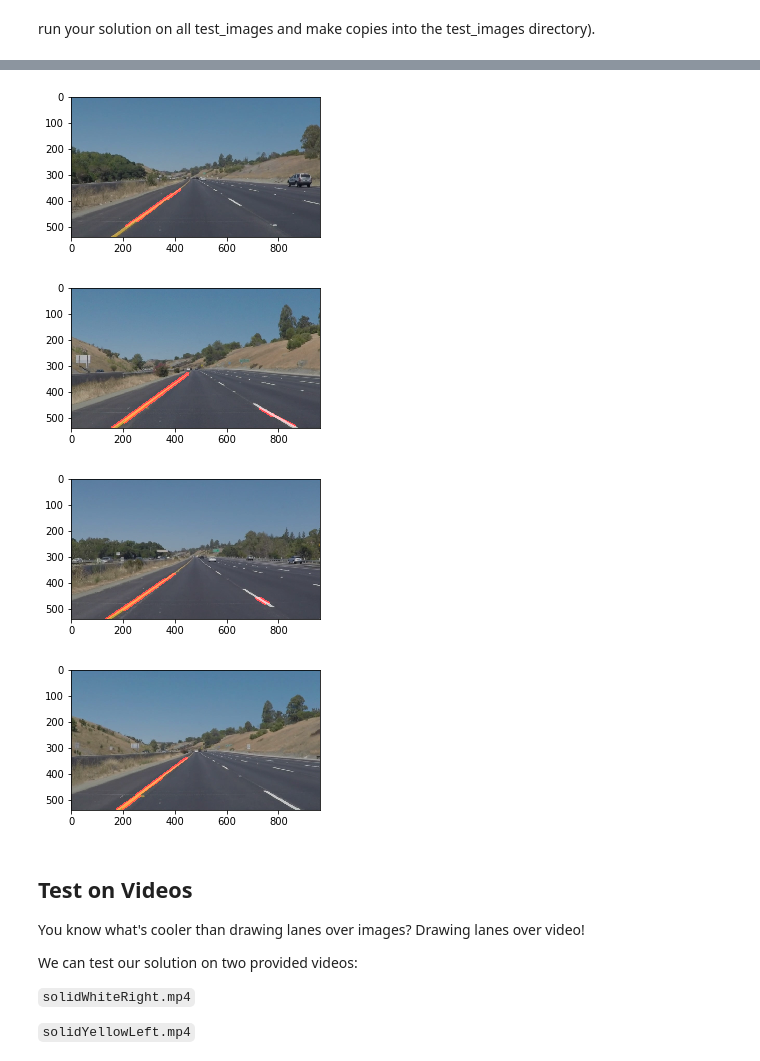
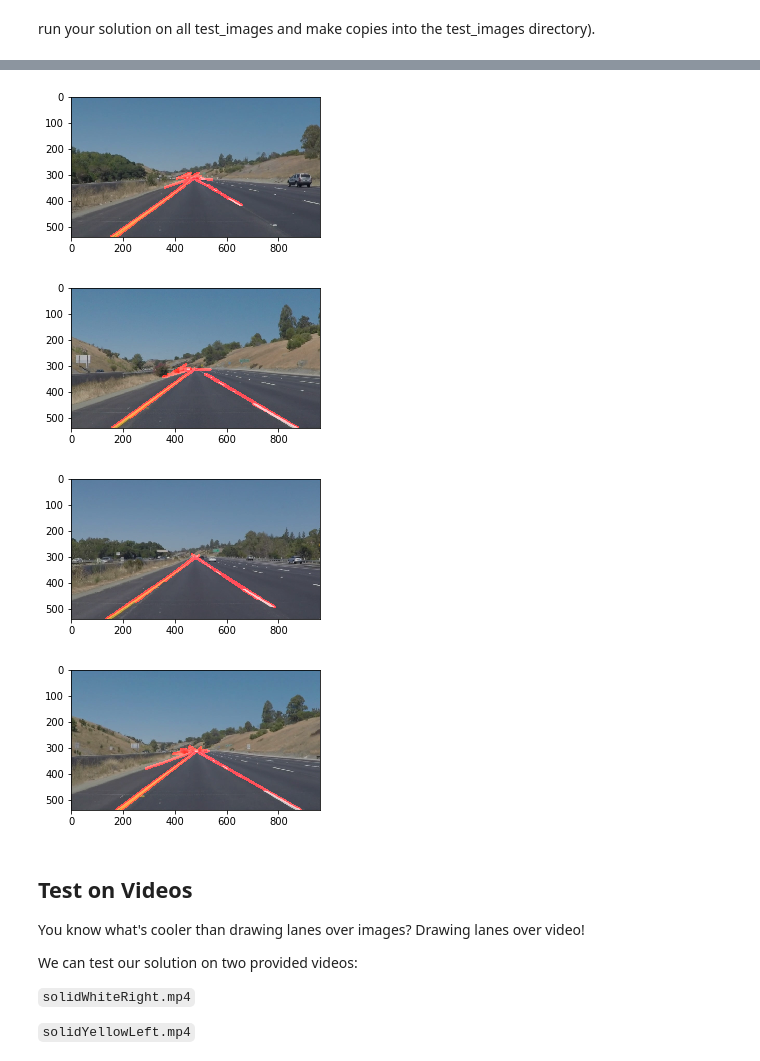
Before and after one commit to davidson00000/CarND-LaneLines-P1, a Jupyter notebook: P1.ipynb, the cells around one changed output, grey strips where cells are left out. Cells and saved outputs as stored; diff of their text form; code cells hidden in the pictures.

```diff
--- a/P1.ipynb
+++ b/P1.ipynb
@@ -223,84 +223,97 @@ image3 = mpimg.imread('test_images/solidYellowCurve2.jpg')
 image4 = mpimg.imread('test_images/solidYellowLeft.jpg')
 image5 = mpimg.imread('test_images/whiteCarLaneSwitch.jpg')
 
-def detect(img):
-    #Step1 transform an original image into gray-scale
-    gray = grayscale(img)
+def detect(image, kernel_size):
+    #gray = cv2.cvtColor(image,cv2.COLOR_RGB2GRAY)
+    gray = cv2.cvtColor(image,cv2.COLOR_BGR2GRAY)
+    # Define a kernel size and apply Gaussian smoothing
+    #kernel_size = 15
+    blur_gray = cv2.GaussianBlur(gray,(kernel_size, kernel_size),0)
 
-    #Step2 filtering
-    clean = gaussian_blur(gray,9)
+    # Define our parameters for Canny and apply
+    low_threshold = 50
+    high_threshold = 150
+    edges = cv2.Canny(blur_gray, low_threshold, high_threshold)
 
-
-    #Step3 edge detection
-    edges = canny(clean,100,150)
-
+    # Next we'll create a masked edges image using cv2.fillPoly()
     mask = np.zeros_like(edges)
     ignore_mask_color = 255
 
     # This time we are defining a four sided polygon to mask
-    imshape = img.shape
+    imshape = image.shape
+    #vertices = np.array([[(0,imshape[0]),(0, 0), (imshape[1], 0), (imshape[1],imshape[0])]], dtype=np.int32)
     vertices = np.array([[(0,imshape[0]),(450, 290), (490, 290), (imshape[1],imshape[0])]], dtype=np.int32)
-
     cv2.fillPoly(mask, vertices, ignore_mask_color)
     masked_edges = cv2.bitwise_and(edges, mask)
 
-    #Step4 conect dot
-    lines = cv2.HoughLinesP(masked_edges, 1, np.pi/180, 100, 150, 30)
-    line_image = np.zeros((img.shape[0], img.shape[1], 3), dtype=np.uint8)
+    # Define the Hough transform parameters
+    # Make a blank the same size as our image to draw on
+    rho = 2 # distance resolution in pixels of the Hough grid
+    theta = np.pi/180 # angular resolution in radians of the Hough grid
+    threshold = 25     # minimum number of votes (intersections in Hough grid cell)
+    min_line_length = 50 #minimum number of pixels making up a line
+    max_line_gap = 30    # maximum gap in pixels between connectable line segments
+    line_image = np.copy(image)*0 # creating a blank to draw lines on
 
+    # Run Hough on edge detected image
+    # Output "lines" is an array containing endpoints of detected line segments
+    lines = cv2.HoughLinesP(masked_edges, rho, theta, threshold, np.array([]),
+                                min_line_length, max_line_gap)
+
+    # Iterate over the output "lines" and draw lines on a blank image
     size=lines.shape[0]
     line_slop= np.zeros(size)
     dot_line = np.zeros([size,5])
-    solid_line = np.zeros([size,5])
     i_line=0
     num =0
     for line in lines:
         for x1,y1,x2,y2 in line:
-
             line_slop[i_line] = np.round(((y2-y1)/(x2-x1)),1)
             dot_line[i_line,:]= [x1, y1, x2, y2,line_slop[i_line]]
-            solid_line[i_line,:]= [x1, y1, x2, y2,line_slop[i_line]]
             for num in range(i_line):
                 if line_slop[num]==line_slop[i_line]:
                     if x1 > dot_line[num,0]:
-                        x1 = int(solid_line[num,0])
-                        y1 = int(solid_line[num,1])
+                        x1 = int(dot_line[num,0])
+                        y1 = int(dot_line[num,1])
                     if x2 < dot_line[num,2]:
-                        x2 = int(solid_line[num,2])
-                        y2 = int(solid_line[num,3])
+                        x2 = int(dot_line[num,2])
+                        y2 = int(dot_line[num,3])
             i_line=i_line+1
 
-            cv2.line(line_image, (x1, y1), (x2, y2), [255,0,0], 10)
-    return cv2.addWeighted(img, 0.8, line_image, 1, 0)
+            cv2.line(line_image,(x1,y1),(x2,y2),(255,0,0),10)
+    # Create a "color" binary image to combine with line image
+    #color_edges = np.dstack((edges, edges, edges))
 
+    # Draw the lines on the edge image
+    return cv2.addWeighted(image, 0.8, line_image, 1, 0)
 
 fig = plt.figure(figsize=(32, 18))
 plt.subplot(611)
-plt.imshow(detect(image0))
+plt.imshow(detect(image0,5))
 plt.show()
 
 fig = plt.figure(figsize=(32, 18))
 plt.subplot(612)
-plt.imshow(detect(image1))
+plt.imshow(detect(image1,5))
 plt.show()
 
 fig = plt.figure(figsize=(32, 18))
 plt.subplot(613)
-plt.imshow(detect(image2))
+plt.imshow(detect(image2,7))
 plt.show()
 
 fig = plt.figure(figsize=(32, 18))
 plt.subplot(614)
-plt.imshow(detect(image3))
+plt.imshow(detect(image3,7))
 plt.show()
 
 fig = plt.figure(figsize=(32, 18))
 plt.subplot(615)
-plt.imshow(detect(image4))
+plt.imshow(detect(image4,7))
 plt.show()
 
 fig = plt.figure(figsize=(32, 18))
 plt.subplot(616)
-plt.imshow(detect(image5))
+plt.imshow(detect(image5,5))
 plt.show()
 # %% [output]
@@ -309,7 +322,7 @@ plt.show()
-[figure, old version]
+[figure, new version]
-[figure, old version]
+[figure, new version]
-[figure, old version]
+[figure, new version]
-[figure, old version]
+[figure, new version]
 # %% [markdown]
 ## Test on Videos
 
```
Also changed, not shown: parts of 8 cells of this notebook, 3 other files.
